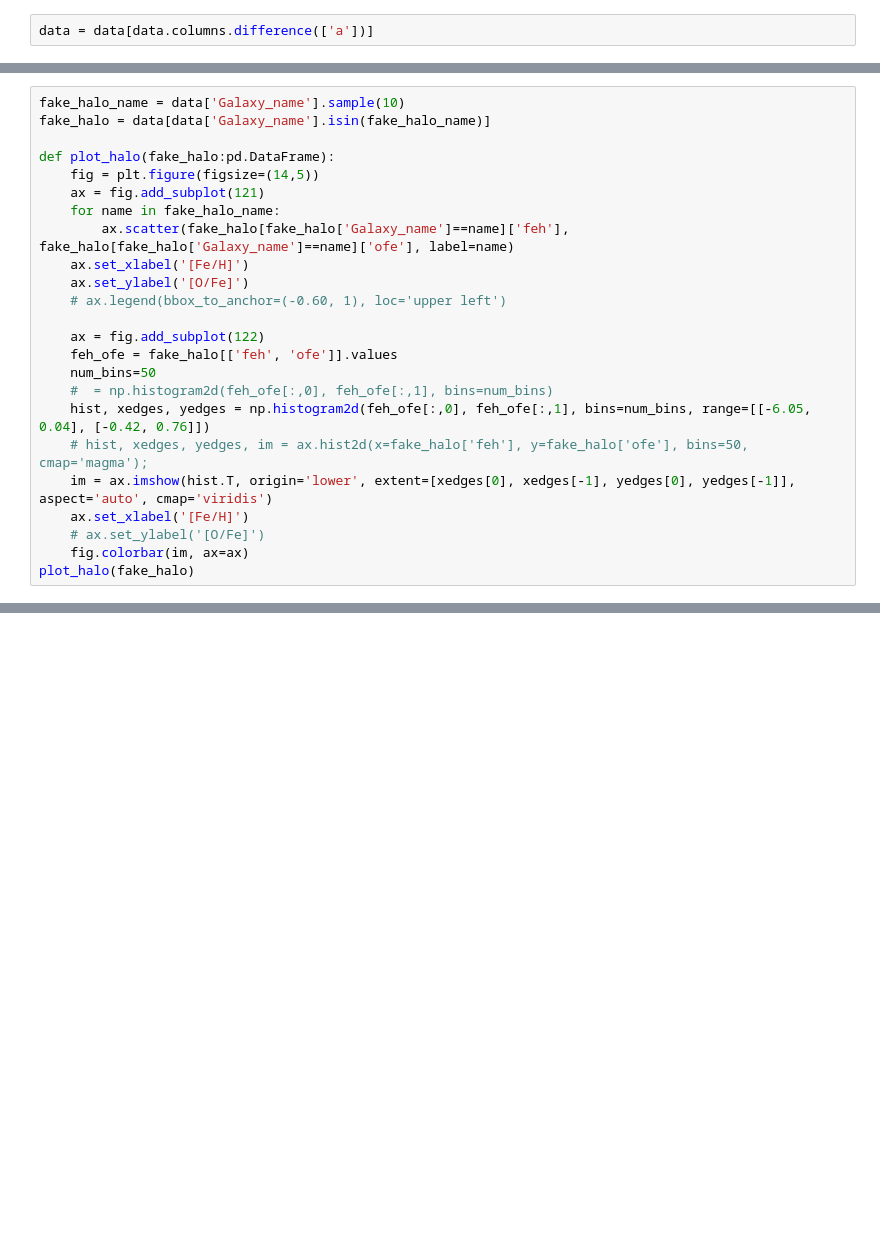
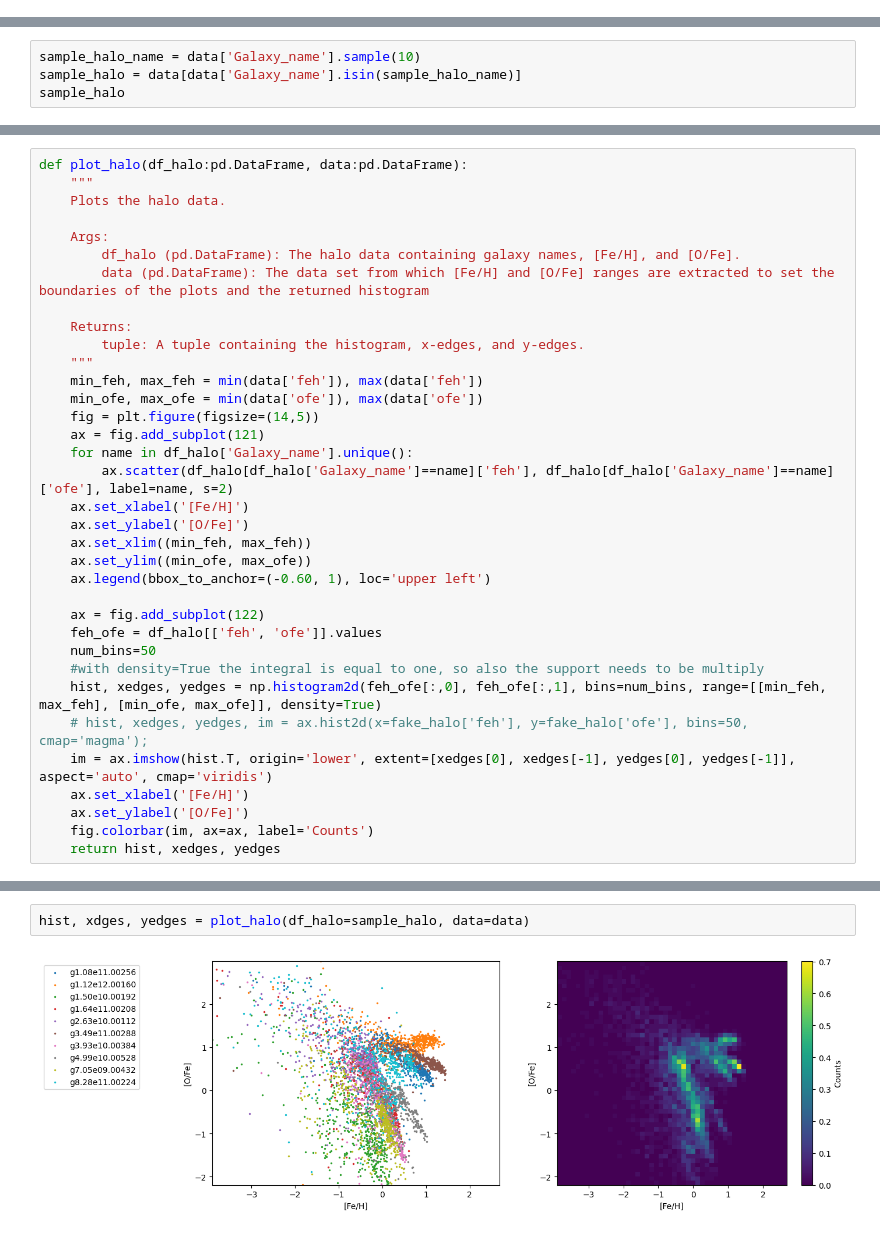
Before and after one commit to vepe99/CASBI, a Jupyter notebook: notebooks/generate_halo.ipynb, the cells around one changed output, grey strips where cells are left out. Cells and saved outputs as stored; diff of their text form; blank space fills up the shorter version.

```diff
--- a/notebooks/generate_halo.ipynb
+++ b/notebooks/generate_halo.ipynb
@@ -18,2 +22,0 @@ Number of Galaxy:  4343
-# %%
-data = data[data.columns.difference(['a'])]
@@ -23,0 +23,4 @@ data['ofe'].max()
+# %%
+sample_halo_name = data['Galaxy_name'].sample(10)
+sample_halo = data[data['Galaxy_name'].isin(sample_halo_name)]
+sample_halo
@@ -24,24 +41,35 @@ data['ofe'].max()
 # %%
-fake_halo_name = data['Galaxy_name'].sample(10)
-fake_halo = data[data['Galaxy_name'].isin(fake_halo_name)]
+def plot_halo(df_halo:pd.DataFrame, data:pd.DataFrame):
+    """
+    Plots the halo data.
 
-def plot_halo(fake_halo:pd.DataFrame):
+    Args:
+        df_halo (pd.DataFrame): The halo data containing galaxy names, [Fe/H], and [O/Fe].
+        data (pd.DataFrame): The data set from which [Fe/H] and [O/Fe] ranges are extracted to set the boundaries of the plots and the returned histogram
+
+    Returns:
+        tuple: A tuple containing the histogram, x-edges, and y-edges.
+    """
+    min_feh, max_feh = min(data['feh']), max(data['feh'])
+    min_ofe, max_ofe = min(data['ofe']), max(data['ofe'])
     fig = plt.figure(figsize=(14,5))
     ax = fig.add_subplot(121)
-    for name in fake_halo_name:
-        ax.scatter(fake_halo[fake_halo['Galaxy_name']==name]['feh'], fake_halo[fake_halo['Galaxy_name']==name]['ofe'], label=name)
+    for name in df_halo['Galaxy_name'].unique():
+        ax.scatter(df_halo[df_halo['Galaxy_name']==name]['feh'], df_halo[df_halo['Galaxy_name']==name]['ofe'], label=name, s=2)
     ax.set_xlabel('[Fe/H]')
     ax.set_ylabel('[O/Fe]')
-    # ax.legend(bbox_to_anchor=(-0.60, 1), loc='upper left')
+    ax.set_xlim((min_feh, max_feh))
+    ax.set_ylim((min_ofe, max_ofe))
+    ax.legend(bbox_to_anchor=(-0.60, 1), loc='upper left')
 
     ax = fig.add_subplot(122)
-    feh_ofe = fake_halo[['feh', 'ofe']].values
+    feh_ofe = df_halo[['feh', 'ofe']].values
     num_bins=50
-    #  = np.histogram2d(feh_ofe[:,0], feh_ofe[:,1], bins=num_bins)
-    hist, xedges, yedges = np.histogram2d(feh_ofe[:,0], feh_ofe[:,1], bins=num_bins, range=[[-6.05, 0.04], [-0.42, 0.76]])
+    #with density=True the integral is equal to one, so also the support needs to be multiply
+    hist, xedges, yedges = np.histogram2d(feh_ofe[:,0], feh_ofe[:,1], bins=num_bins, range=[[min_feh, max_feh], [min_ofe, max_ofe]], density=True)
     # hist, xedges, yedges, im = ax.hist2d(x=fake_halo['feh'], y=fake_halo['ofe'], bins=50, cmap='magma');
     im = ax.imshow(hist.T, origin='lower', extent=[xedges[0], xedges[-1], yedges[0], yedges[-1]], aspect='auto', cmap='viridis')
     ax.set_xlabel('[Fe/H]')
-    # ax.set_ylabel('[O/Fe]')
-    fig.colorbar(im, ax=ax)
-plot_halo(fake_halo)
+    ax.set_ylabel('[O/Fe]')
+    fig.colorbar(im, ax=ax, label='Counts')
+    return hist, xedges, yedges
@@ -64,0 +76,4 @@ print(len(conditions_rescale))
+# %%
+hist, xdges, yedges = plot_halo(df_halo=sample_halo, data=data)
+# %% [output]
+[figure, added]
```
Also changed, not shown: parts of 17 cells of this notebook, 13 other files.
